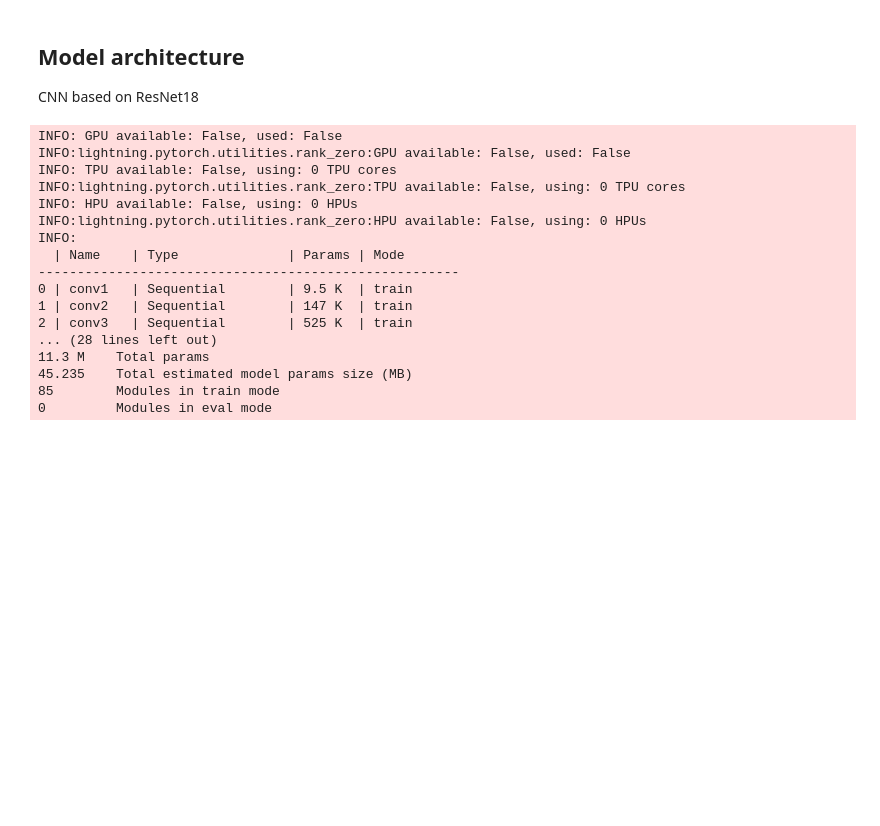
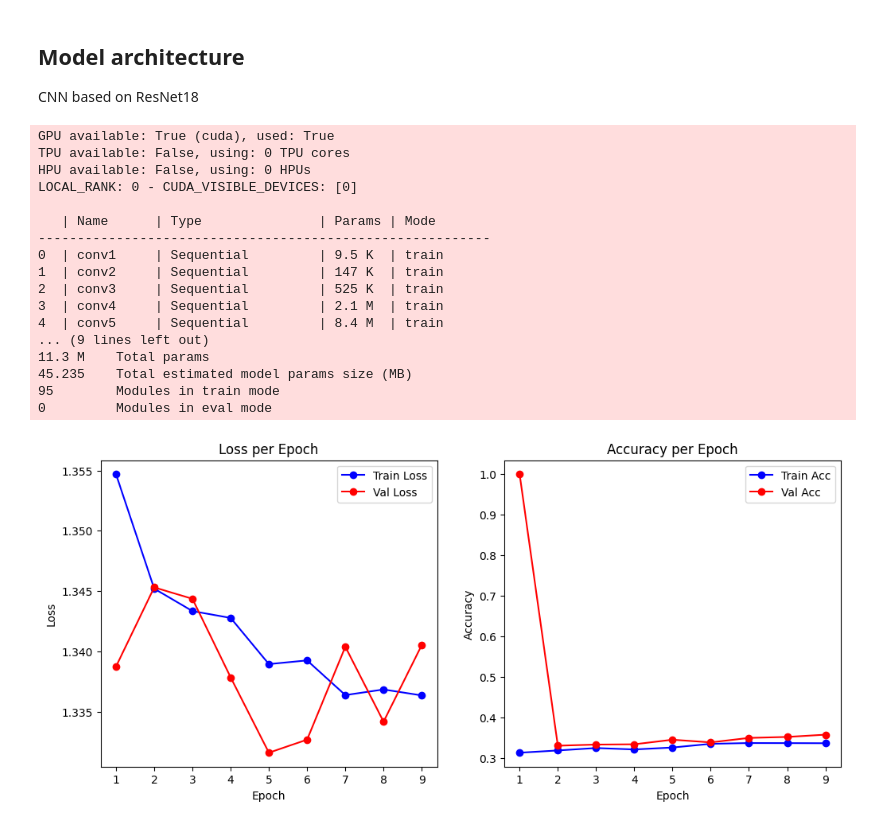
Before and after one commit to heliochromic/dogs-emotions, a Jupyter notebook: resnet18.ipynb, the cells around one changed output. Saved outputs shown, nothing was run; the diff lists cells and outputs as text; code cells hidden in the pictures; blank space fills up the shorter version.

```diff
--- a/resnet18.ipynb
+++ b/resnet18.ipynb
@@ -169,29 +249,29 @@ early_stopping = EarlyStopping(
 )
 
 trainer = L.Trainer(
-    max_epochs=50,
+    max_epochs=25,
     accelerator='gpu' if torch.cuda.is_available() else 'cpu',
     devices=1,
     callbacks=[checkpoint_callback, early_stopping],
-    log_every_n_steps=10
+    log_every_n_steps=1
 )
 
 trainer.fit(model, train_loader, val_loader)
 # %% [output]
-INFO: GPU available: False, used: False
-INFO:lightning.pytorch.utilities.rank_zero:GPU available: False, used: False
-INFO: TPU available: False, using: 0 TPU cores
-INFO:lightning.pytorch.utilities.rank_zero:TPU available: False, using: 0 TPU cores
-INFO: HPU available: False, using: 0 HPUs
-INFO:lightning.pytorch.utilities.rank_zero:HPU available: False, using: 0 HPUs
-INFO:
-  | Name    | Type              | Params | Mode
-------------------------------------------------------
-0 | conv1   | Sequential        | 9.5 K  | train
-1 | conv2   | Sequential        | 147 K  | train
-2 | conv3   | Sequential        | 525 K  | train
-... (28 lines left out)
+GPU available: True (cuda), used: True
+TPU available: False, using: 0 TPU cores
+HPU available: False, using: 0 HPUs
+LOCAL_RANK: 0 - CUDA_VISIBLE_DEVICES: [0]
+
+   | Name      | Type               | Params | Mode
+----------------------------------------------------------
+0  | conv1     | Sequential         | 9.5 K  | train
+1  | conv2     | Sequential         | 147 K  | train
+2  | conv3     | Sequential         | 525 K  | train
+3  | conv4     | Sequential         | 2.1 M  | train
+4  | conv5     | Sequential         | 8.4 M  | train
+... (9 lines left out)
 11.3 M    Total params
 45.235    Total estimated model params size (MB)
-85        Modules in train mode
+95        Modules in train mode
 0         Modules in eval mode
@@ -224,0 +278,4 @@ plot_metrics(trainer)
+# %%
+model.plot_metrics()
+# %% [output]
+[figure, added]
```
Also changed, not shown: parts of 7 cells of this notebook, 2 other files.
